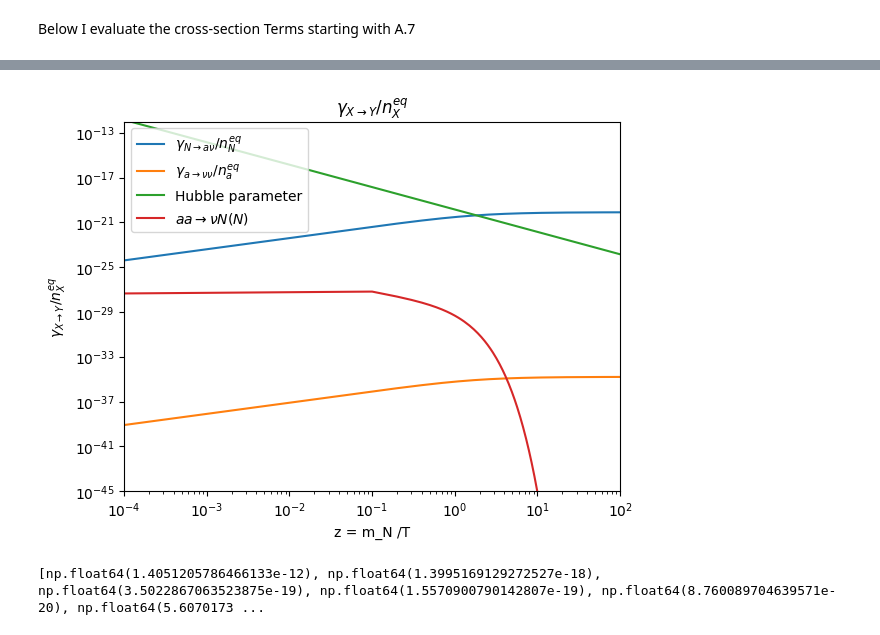
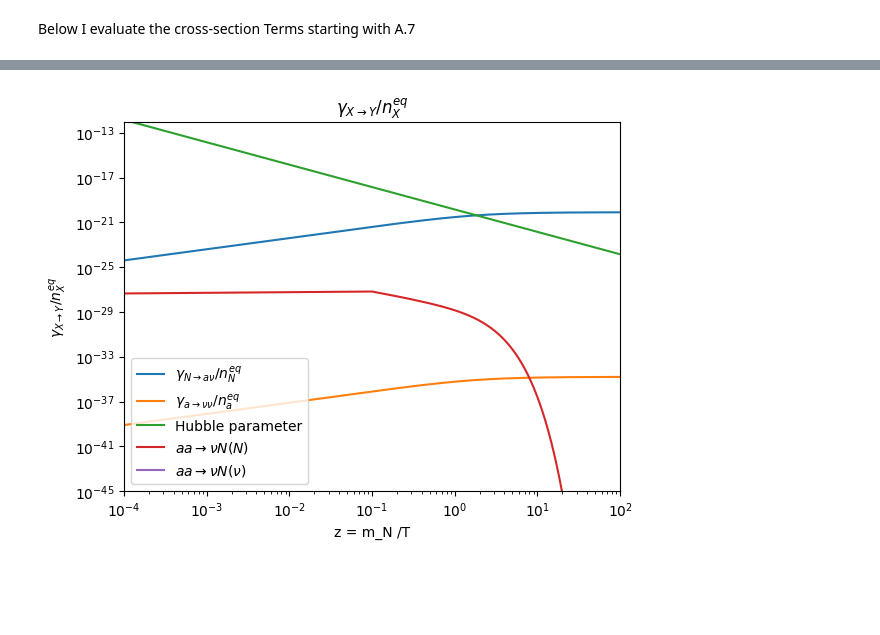
Before and after one commit to janwawrzynek/Thesis, a Jupyter notebook: jupiter/N_av.IPYNB, the cells around one changed output, grey strips where cells are left out. Cells and saved outputs as stored; diff of their text form; code cells hidden in the pictures; blank space fills up the shorter version.

```diff
--- a/jupiter/N_av.IPYNB
+++ b/jupiter/N_av.IPYNB
@@ -119,6 +119,11 @@ $\sigma_{aa\nu N} = \frac{4m_N^4 \sqrt{s-4m_a^2} U_{eN}^6}{\pi f_a^4 s^{3/2}} \l
 # %%
 def cross_section_aa_vN_v_med(m_N, m_a,mixing_parameter_squared,s, f_a): #A.10 of paper
 
+    if s <= (m_N + m_nu)**2:
+        return 0.0
+
+    #if s <= max((2*m_a)**2, (2*m_N)**2):
+    #    return 0.0
 
     sqrt_s_minus_4ma2 = np.sqrt(s - 4 * m_a**2)
     sqrt_s = np.sqrt(s)
@@ -128,7 +133,8 @@ def cross_section_aa_vN_v_med(m_N, m_a,mixing_parameter_squared,s, f_a): #A.10 o
     termA = (m_N**2 / m_a**2)
     acoth_term_numerator = s- 2*m_a**2
     acoth_term_denominator = sqrt_s_minus_4ma2* sqrt_s
-    acoth_term = mpmath.acoth(acoth_term_numerator/ acoth_term_denominator)
+    acoth_val = mpmath.acoth(acoth_term_numerator/ acoth_term_denominator)
+    acoth_term = float(acoth_val.real)
     termB_numerator = 2*(s- 2*m_a**2 )*acoth_term
     termB_denominator = sqrt_s_minus_4ma2 *sqrt_s
     termB = termB_numerator / termB_denominator
@@ -139,7 +145,7 @@ def cross_section_aa_vN_v_med(m_N, m_a,mixing_parameter_squared,s, f_a): #A.10 o
 def gamma_aa_vN(z, m_N, m_a, mixing_parameter_squared, f_a):
 
 
-    s_min = max((4.1*m_a)**2, (4.1*m_N)**2)
+    s_min = max((2*m_a)**2, (2*m_N)**2)
 
     #s_max = (100*(m_N/z))**2  # Safe upper bound where K₁ decays sufficiently
     s_max = np.inf
@@ -196,6 +245,8 @@ H_list = []
 gamma_aa_vN_list = []
 aa_vN_ratio_list = []
 n_a_eq_list = []
+#light neutrino mediated cross section aa -> vN (v)
+aa_vN_v_med_ratio_list = []
 # %%
 def entropy_density(z):
     entropy_density = ((2*(np.pi**2))/(45))*g_star*((m_N/z)**3)
@@ -234,3 +286,8 @@ for z in mass_temp_ratio:
     n_a_eq_list.append(n_a_eq_value)
     aa_vN_ratio_value = gamma_aa_vN_value/ n_a_eq_value
     aa_vN_ratio_list.append(aa_vN_ratio_value)
+      #now for the light neutrino mediated process
+    gamma_aa_vN_v_med_value = gamma_aa_vN_v_med(z, m_N, m_a, mixing_parameter_squared, f_a)
+    print(gamma_aa_vN_v_med_value, 'v med')
+    aa_vN_v_med_ratio_value = gamma_aa_vN_v_med_value/ n_a_eq_value
+    aa_vN_v_med_ratio_list.append(aa_vN_v_med_ratio_value)
@@ -241,16 +335,15 @@ print(gamma_aa_vN_list)
 # %%
 plt.loglog(mass_temp_ratio, gamma_N_av_n_N_eq_ratio_list, label = r'$\gamma_{N \rightarrow a \nu }/ n_{N}^{eq}$')
 plt.loglog(mass_temp_ratio, gamma_a_vv_n_N_eq_ratio_list,label = r'$\gamma_{a \rightarrow \nu \nu }/ n_{a}^{eq}$' )
 plt.loglog(mass_temp_ratio, H_list, label = 'Hubble parameter' )
 plt.loglog(mass_temp_ratio, aa_vN_ratio_list, label = r'$ aa \rightarrow \nu N (N)$')
+plt.loglog(mass_temp_ratio, aa_vN_v_med_ratio_list, label = r'$ aa \rightarrow \nu N (\nu )$')
 plt.xlim(1e-4, 1e2)
 plt.ylim(1e-45, 1e-12)
 plt.title(r'$\gamma_{X \rightarrow Y }/ n_{X}^{eq}$')
 plt.xlabel("z = m_N /T")
 plt.ylabel(r'$\gamma_{X \rightarrow Y }/ n_{X}^{eq}$')
 plt.legend()
 plt.show()
-print(H_list)
 # %% [output]
-[figure, old version]
+[figure, new version]
-[np.float64(1.4051205786466133e-12), np.float64(1.3995169129272527e-18), np.float64(3.5022867063523875e-19), np.float64(1.5570900790142807e-19), np.float64(8.760089704639571e-20), np.float64(5.6070173 ...
```
Also changed, not shown: parts of 5 cells of this notebook.
